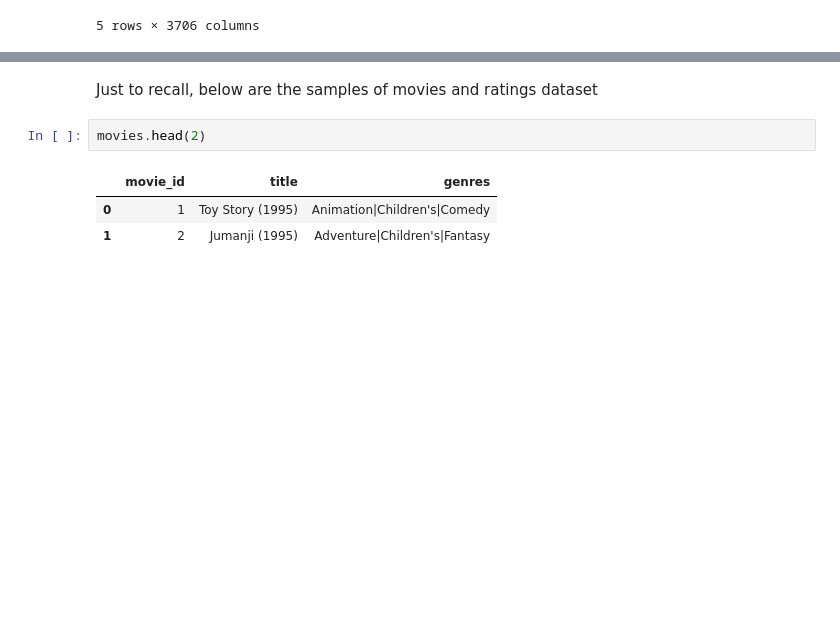
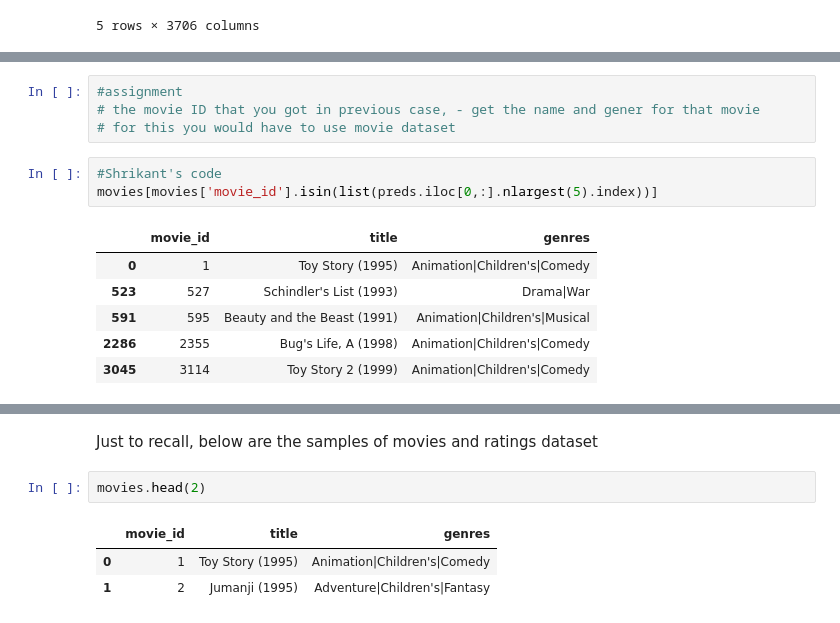
Before and after one commit to PriyankaGPawar/MachineLearningWith_Python, a Jupyter notebook: Class_Notebooks/Recommendation_Engine_Part_II_Singular_Value_Decomposition_(SVD).ipynb, the cells around one changed output, grey strips where cells are left out. Saved outputs shown, nothing was run; the diff lists cells and outputs as text; blank space fills up the shorter version.

```diff
--- a/Class_Notebooks/Recommendation_Engine_Part_II_Singular_Value_Decomposition_(SVD).ipynb
+++ b/Class_Notebooks/Recommendation_Engine_Part_II_Singular_Value_Decomposition_(SVD).ipynb
@@ -284,0 +353,14 @@ preds.head()
+# %%
+#assignment
+# the movie ID that you got in previous case, - get the name and gener for that movie
+# for this you would have to use movie dataset
+# %%
+#Shrikant's code
+movies[movies['movie_id'].isin(list(preds.iloc[0,:].nlargest(5).index))]
+# %% [output]
+|  | movie_id | title | genres |
+| 0 | 1 | Toy Story (1995) | Animation|Children's|Comedy |
+| 523 | 527 | Schindler's List (1993) | Drama|War |
+| 591 | 595 | Beauty and the Beast (1991) | Animation|Children's|Musical |
+| 2286 | 2355 | Bug's Life, A (1998) | Animation|Children's|Comedy |
+| 3045 | 3114 | Toy Story 2 (1999) | Animation|Children's|Comedy |
```
Also changed, not shown: parts of 29 cells of this notebook.
